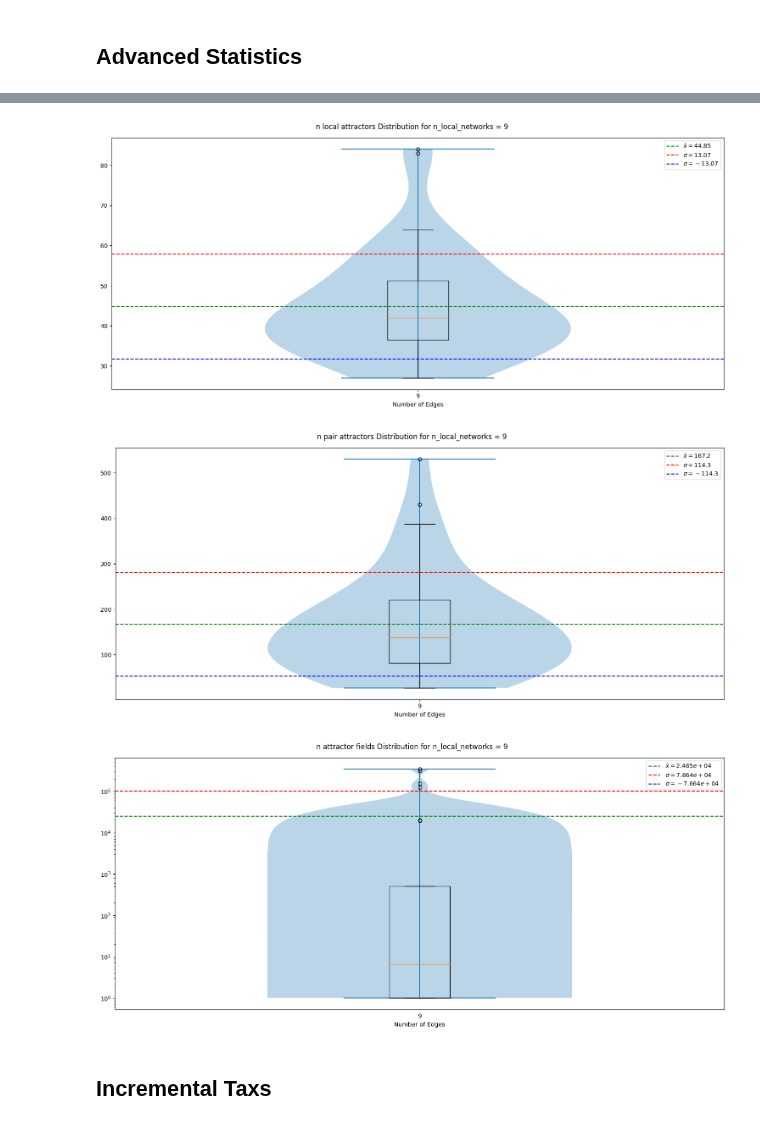
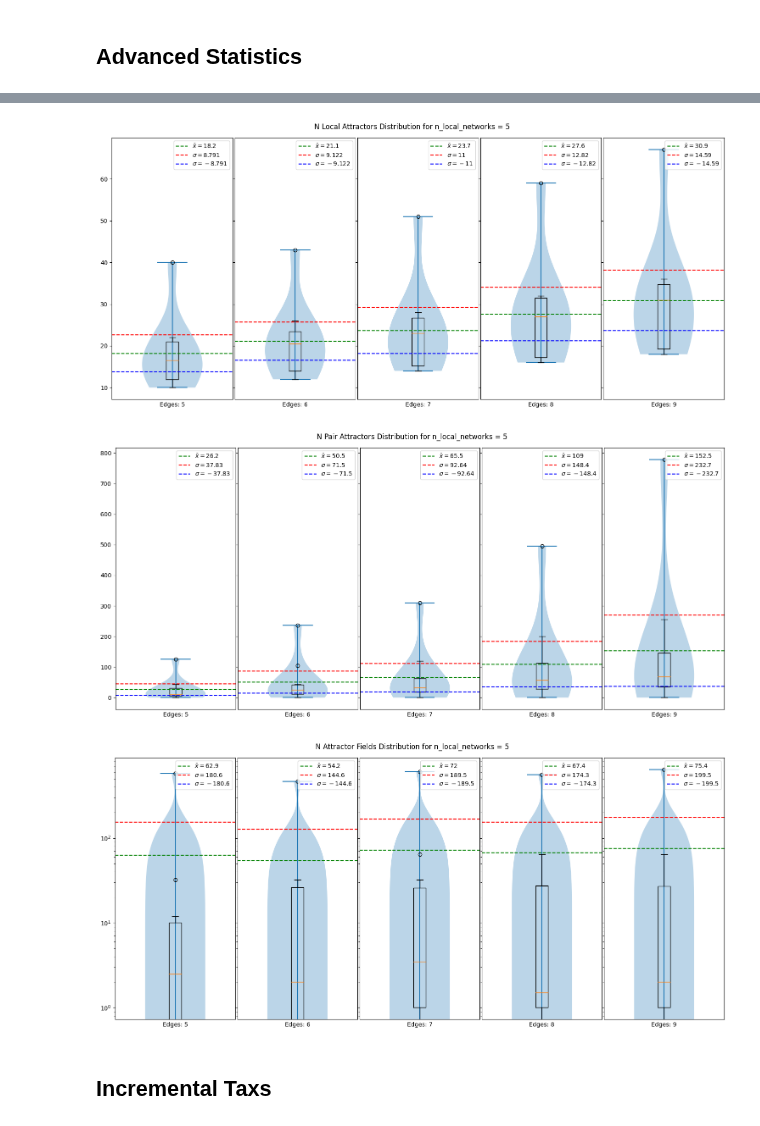
Before and after one commit to crptcusco/cbnetwork, a Jupyter notebook: experiments/7_aleatory_template_coupling_signals/exp7_analysis.ipynb, the cells around one changed output, grey strips where cells are left out. Drawn from its saved outputs; the diff is of its cells as text; code cells hidden in the pictures.

```diff
--- a/experiments/7_aleatory_template_coupling_signals/exp7_analysis.ipynb
+++ b/experiments/7_aleatory_template_coupling_signals/exp7_analysis.ipynb
@@ -108,8 +108,8 @@ for attribute in attributes:
         mean = data.mean()
         std_dev = data.std()
         axs[i].axhline(mean, color='g', ls='--', label=fr'$\bar{{x}}={mean:.4g}$')
-        axs[i].axhline(mean + std_dev, color='r', ls='--', label=fr'$\sigma={std_dev:.4g}$')
-        axs[i].axhline(mean - std_dev, color='r', ls='--', label=fr'$\sigma=-{std_dev:.4g}$')
+        axs[i].axhline(mean + std_dev/2, color='r', ls='--', label=fr'$\sigma={std_dev:.4g}$')
+        axs[i].axhline(mean - std_dev/2, color='r', ls='--', label=fr'$\sigma=-{std_dev:.4g}$')
         axs[i].legend()
 
         if attribute == 'n_attractor_fields':  # Apply log scale only on the last attribute
@@ -126,54 +126,47 @@ plt.show()
 # %%
-import pandas as pd
-import matplotlib.pyplot as plt
-import numpy as np
-
-import pandas as pd
 import matplotlib.pyplot as plt
 
-# Suponiendo que df es tu DataFrame ya existente
-# Filtrar el DataFrame para n_local_networks igual a 9 y n_edges en el rango de 9 a 18
-filtered_df = df[(df['n_local_networks'] == 9)]
+# Filtrar el DataFrame para n_local_networks igual a 4
+filtered_df = df[(df['n_local_networks'] == 5)]
 
 # Atributos para los cuales se generarán los gráficos
 attributes = ['n_local_attractors', 'n_pair_attractors', 'n_attractor_fields']
 
+# Obtener los valores únicos de n_edges
+edges_unique = sorted(filtered_df['n_edges'].unique())
+
 for attribute in attributes:
-    fig, axs = plt.subplots(1, 1, figsize=(15, 7))
+    fig, axs = plt.subplots(1, len(edges_unique), sharey=True, figsize=(15, 7))
 
-    edges_unique = sorted(filtered_df['n_edges'].unique())
+    for i, n_edges in enumerate(edges_unique):
+        data = filtered_df[filtered_df['n_edges'] == n_edges][attribute]
 
-    for n_edges in edges_unique:
-        data = filtered_df[filtered_df['n_edges'] == n_edges][attribute]
-        pos = edges_unique.index(n_edges) + 1
+        axs[i].violinplot(data)
+        axs[i].boxplot(data, widths=0.1)
+        axs[i].set_xlabel(f'Edges: {n_edges}')
+        axs[i].set_xticks([])
+        axs[i].set_xlim((0.5, 1.5))
 
-        axs.violinplot(data, positions=[pos])
-        axs.boxplot(data, positions=[pos], widths=0.1)
+        mean = data.mean()
+        std_dev = data.std()
+        axs[i].axhline(mean, color='g', ls='--', label=fr'$\bar{{x}}={mean:.4g}$')
+        axs[i].axhline(mean + std_dev/2, color='r', ls='--', label=fr'$\sigma={std_dev:.4g}$')
+        axs[i].axhline(mean - std_dev/2, color='b', ls='--', label=fr'$\sigma=-{std_dev:.4g}$')
+        axs[i].legend()
 
-    axs.set_xlabel('Number of Edges')
-    axs.set_xticks(range(1, len(edges_unique) + 1))
-    axs.set_xticklabels(edges_unique)
-    axs.set_xlim((0.5, len(edges_unique) + 0.5))
+        if attribute == 'n_attractor_fields':  # Aplicar escala logarítmica solo en el último atributo
+            axs[i].set_yscale('log')
 
-    mean = filtered_df[attribute].mean()
-    std_dev = filtered_df[attribute].std()
-
-    axs.axhline(mean, color='g', ls='--', label=fr'$\bar{{x}}={mean:.4g}$')
-    axs.axhline(mean + std_dev, color='r', ls='--', label=fr'$\sigma={std_dev:.4g}$')
-    axs.axhline(mean - std_dev, color='b', ls='--', label=fr'$\sigma=-{std_dev:.4g}$')
-    axs.legend()
-
-    if attribute == 'n_attractor_fields':  # Aplicar escala logarítmica solo en el último atributo
-        axs.set_yscale('log')
-
-    fig.suptitle(f'{attribute.replace("_", " ")} Distribution for n_local_networks = 9')
+    # Reemplazar guiones bajos por espacios y formatear el título
+    title = f'{attribute.replace("_", " ").title()} Distribution for n_local_networks = 5'
+    fig.suptitle(title)
     fig.tight_layout(w_pad=0)
 
 plt.show()
 # %% [output]
-[figure, old version]
+[figure, new version]
-[figure, old version]
+[figure, new version]
-[figure, old version]
+[figure, new version]
 # %% [markdown]
 ## Incremental Taxs
 # %%
```
Also changed, not shown: parts of 10 cells of this notebook, 1 other file.
